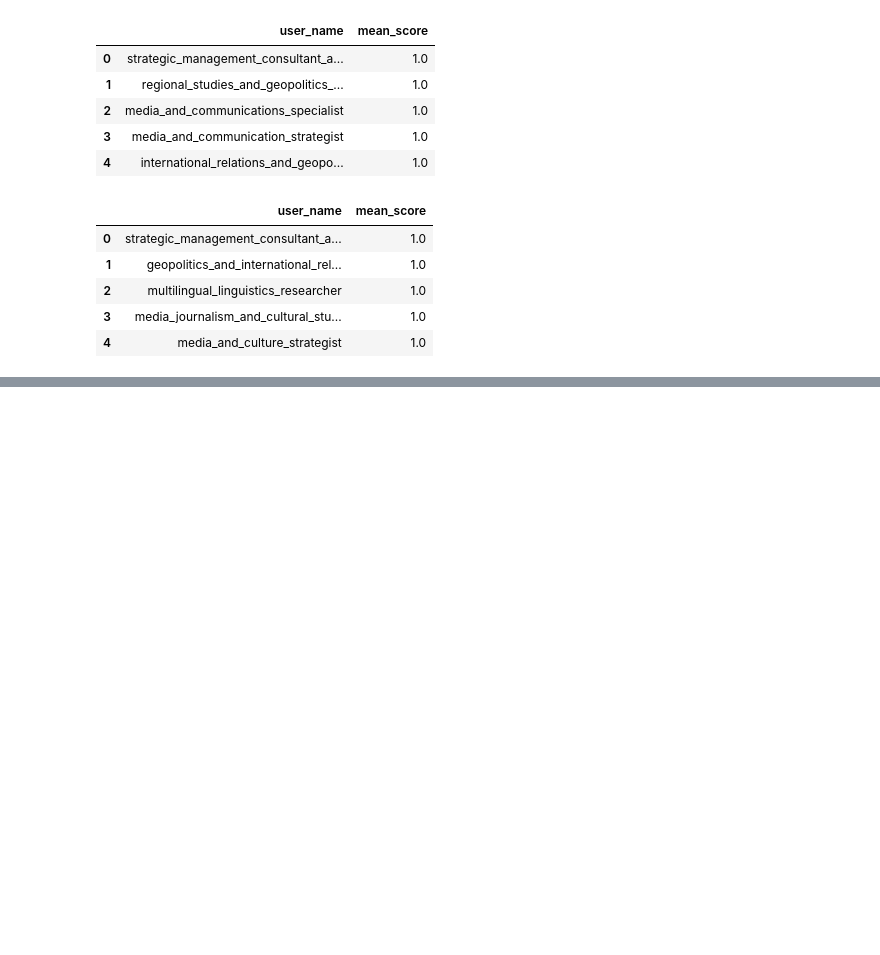
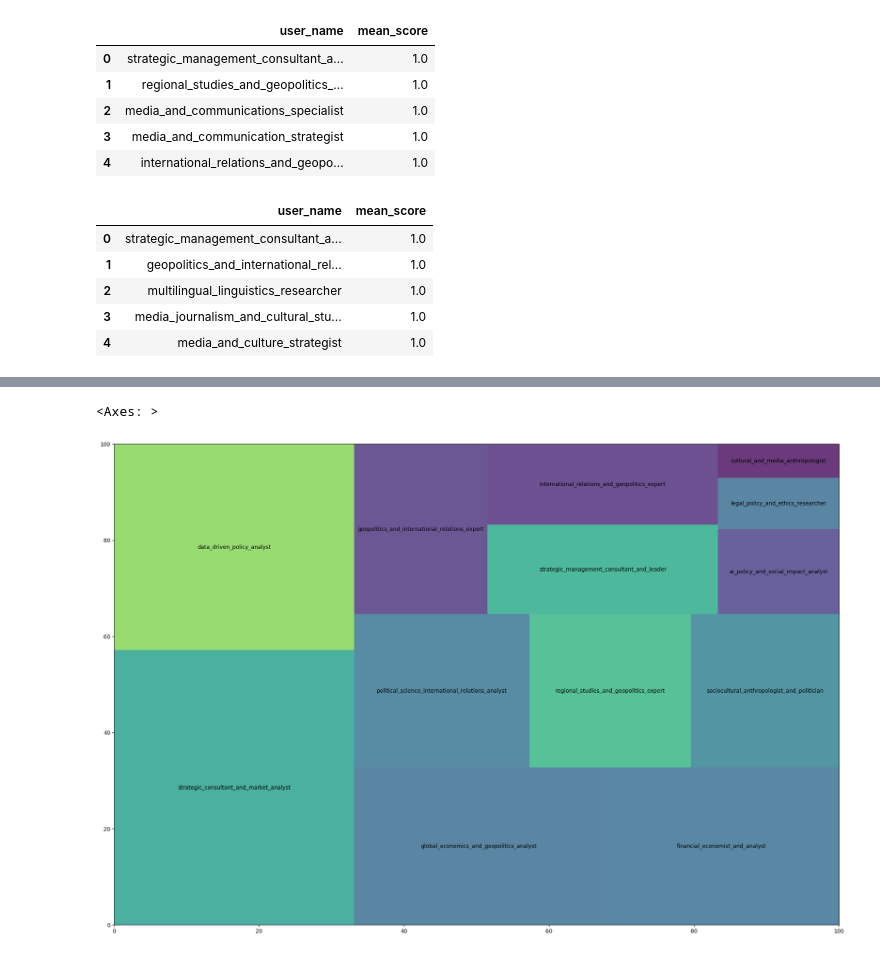
Before and after one commit to rushawx/diploma, a Jupyter notebook: research/07_eda.ipynb, the cells around one changed output, grey strips where cells are left out. Saved outputs shown, nothing was run; the diff lists cells and outputs as text; code cells hidden in the pictures; blank space fills up the shorter version.

```diff
--- a/research/07_eda.ipynb
+++ b/research/07_eda.ipynb
@@ -67,0 +176,5 @@ final.to_excel("llm_as_a_judge.xlsx", index=False)
+# %%
+df_exploded_profiles = df_exploded[(df_exploded["tags"] == "economics") & (df_exploded["score"] == 5)].groupby(by=["profile_name"]).agg({"score": ["count", "median"]}).reset_index(drop=False)
+df_exploded_profiles.columns = ["profile_name", "count", "score"]
+df_exploded_profiles = df_exploded_profiles.sort_values(by=["count"], ascending=False).reset_index(drop=True)
+df_exploded_profiles = df_exploded_profiles[df_exploded_profiles["count"] > 1].reset_index(drop=True)
@@ -67,0 +198,7 @@ final.to_excel("llm_as_a_judge.xlsx", index=False)
+# %%
+fig = plt.figure(figsize=(24, 16))
+
+squarify.plot(sizes=df_exploded_profiles["count"], label=df_exploded_profiles["profile_name"], alpha=0.8)
+# %% [output]
+<Axes: >
+[figure, added]
```
Also changed, not shown: parts of 22 cells of this notebook, 3 other files.
